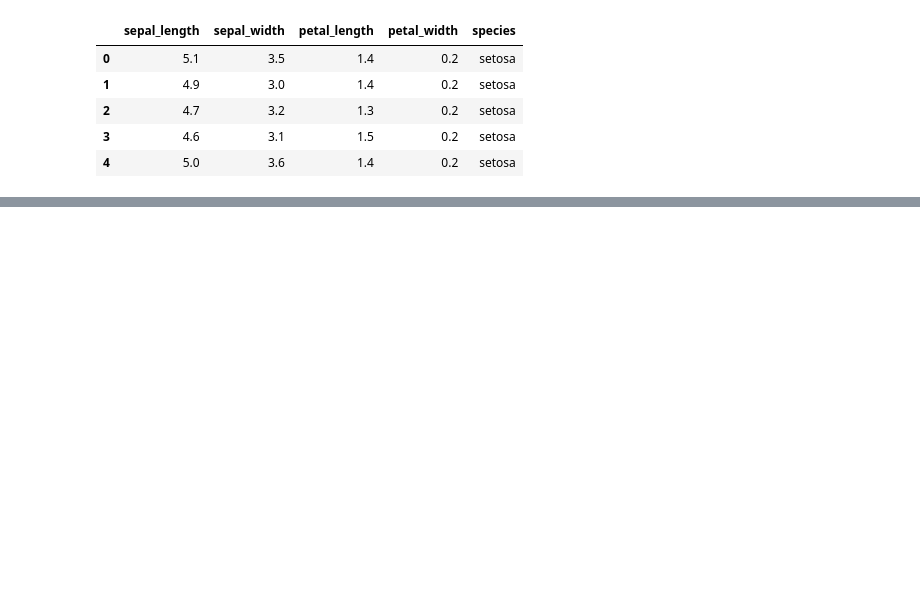
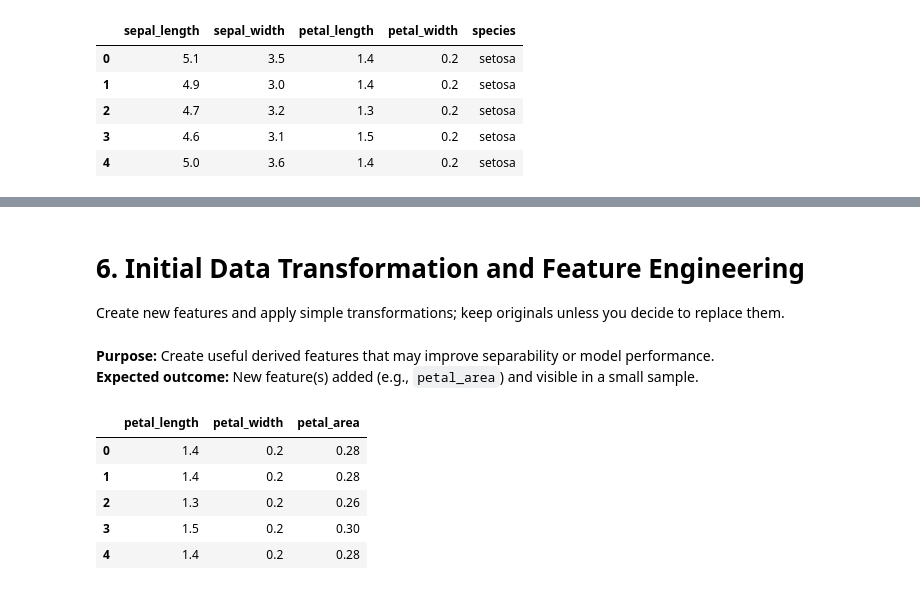
Before and after one commit to s-golla/datafun-04-eda, a Jupyter notebook: eda-saratchandra.ipynb, the cells around one changed output, grey strips where cells are left out. Saved outputs shown, nothing was run; the diff lists cells and outputs as text; code cells hidden in the pictures; blank space fills up the shorter version.

```diff
--- a/eda-saratchandra.ipynb
+++ b/eda-saratchandra.ipynb
@@ -33,0 +117,18 @@ iris_df.head()
+# %% [markdown]
+# 6. Initial Data Transformation and Feature Engineering
+
+Create new features and apply simple transformations; keep originals unless you decide to replace them.
+# %% [markdown]
+**Purpose:** Create useful derived features that may improve separability or model performance.
+**Expected outcome:** New feature(s) added (e.g., `petal_area`) and visible in a small sample.
+# %%
+# Feature engineering
+iris_df['petal_area'] = iris_df['petal_length'] * iris_df['petal_width']
+iris_df[['petal_length','petal_width','petal_area']].head()
+# %% [output]
+|  | petal_length | petal_width | petal_area |
+| 0 | 1.4 | 0.2 | 0.28 |
+| 1 | 1.4 | 0.2 | 0.28 |
+| 2 | 1.3 | 0.2 | 0.26 |
+| 3 | 1.5 | 0.2 | 0.30 |
+| 4 | 1.4 | 0.2 | 0.28 |
```
Also changed, not shown: parts of 17 cells of this notebook.
